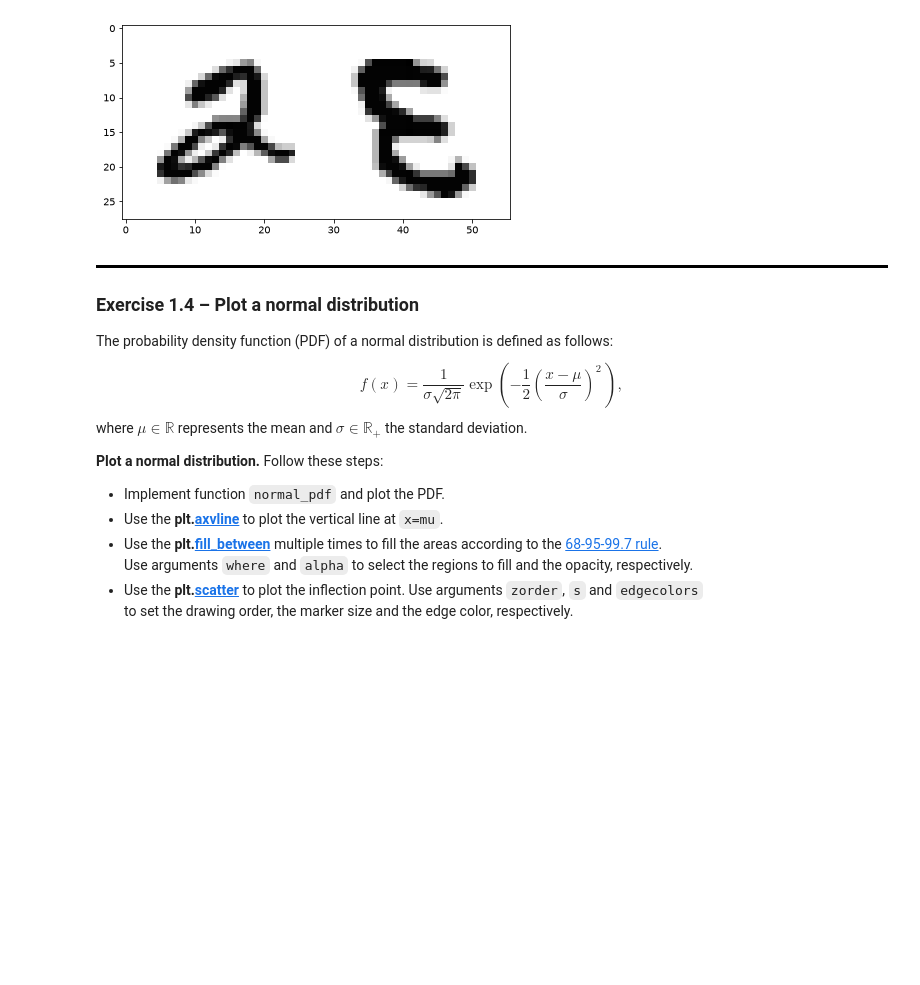
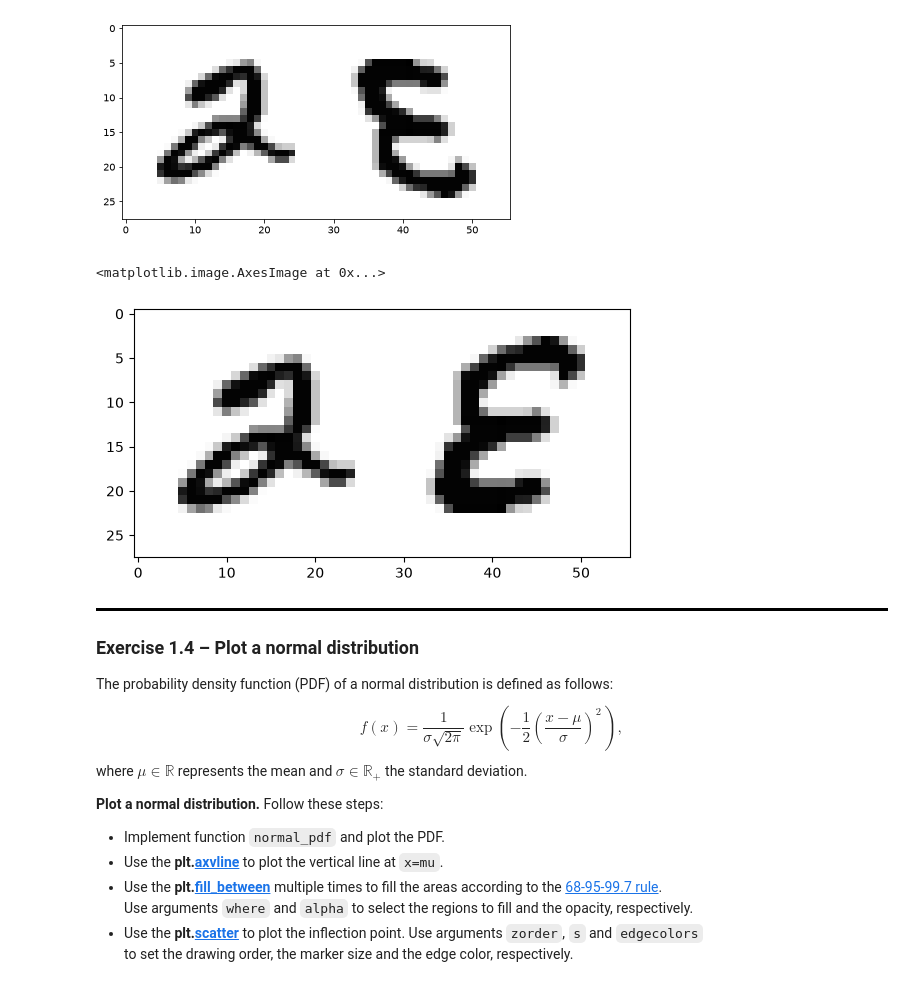
Before and after one commit to laurent-lao/COMP-432-Assignments, a Jupyter notebook: Assignment2/assignment02_student.ipynb, the cells around one changed output. Saved outputs shown, nothing was run; the diff lists cells and outputs as text; code cells hidden in the pictures; blank space fills up the shorter version.

```diff
--- a/Assignment2/assignment02_student.ipynb
+++ b/Assignment2/assignment02_student.ipynb
@@ -135,3 +157,12 @@ save_mnist_digits()
+# %%
+# Your code here. Aim for 4-5 lines.
+digit2 = plt.imread("mnist-digit-2.png")
+digit3 = np.flip(plt.imread("mnist-digit-3.png"))
+stacked = np.hstack((digit2, digit3))
+plt.imshow(stacked)
+# %% [output]
+<matplotlib.image.AxesImage at 0x...>
+[figure, added]
 # %% [markdown]
 <div style="border-bottom: 3px solid black;"></div>
 
```
Also changed, not shown: parts of 6 cells of this notebook.
